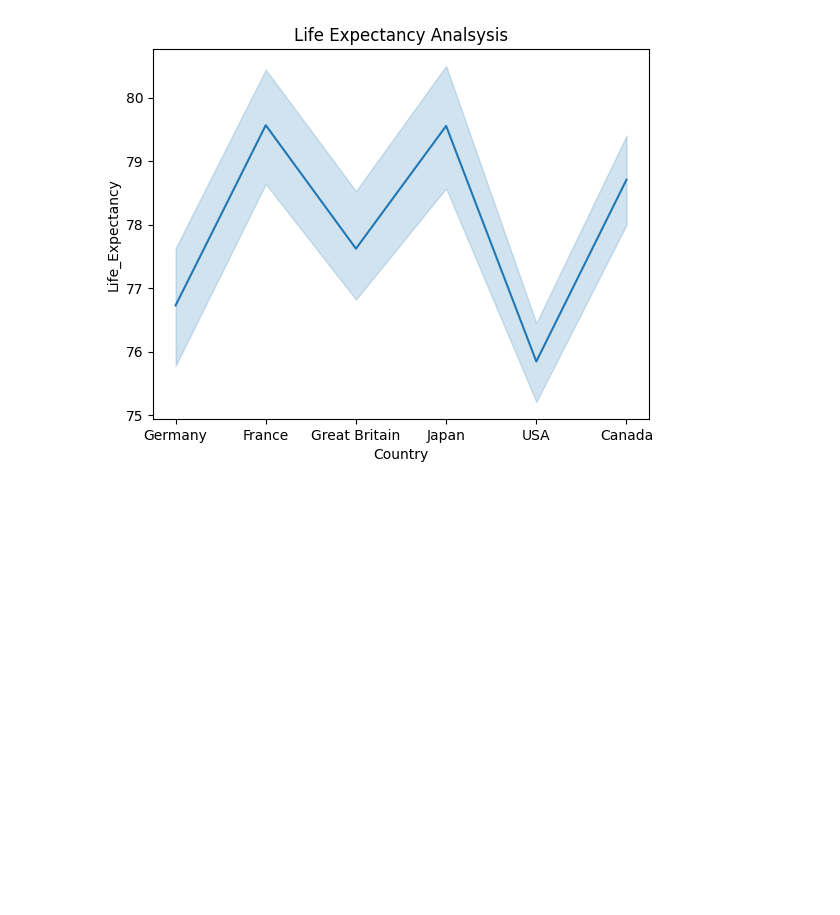
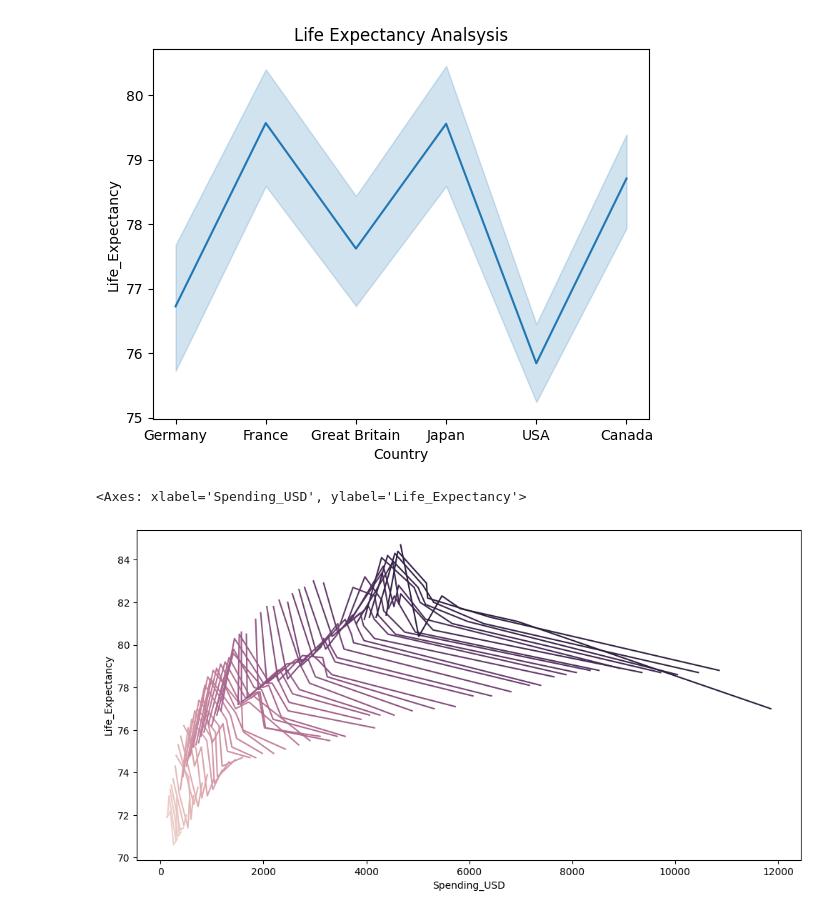
Before and after one commit to Gagan021-5/Jupyter-Notebook, a Jupyter notebook: datavisualization.ipynb, the cells around one changed output. Drawn from its saved outputs; the diff is of its cells as text; code cells hidden in the pictures; blank space fills up the shorter version.

```diff
--- a/datavisualization.ipynb
+++ b/datavisualization.ipynb
@@ -39,3 +39,9 @@ plt.title("Life Expectancy Analsysis")
 # %% [output]
 Text(0.5, 1.0, 'Life Expectancy Analsysis')
 [figure]
+# %%
+plt.figure(figsize=(12,6))
+sb.lineplot(x='Spending_USD',y='Life_Expectancy',data=seaborndf,hue='Year',legend=False)
+# %% [output]
+<Axes: xlabel='Spending_USD', ylabel='Life_Expectancy'>
+[figure, added]
```
Also changed, not shown: parts of 2 cells of this notebook, 1 other file.
